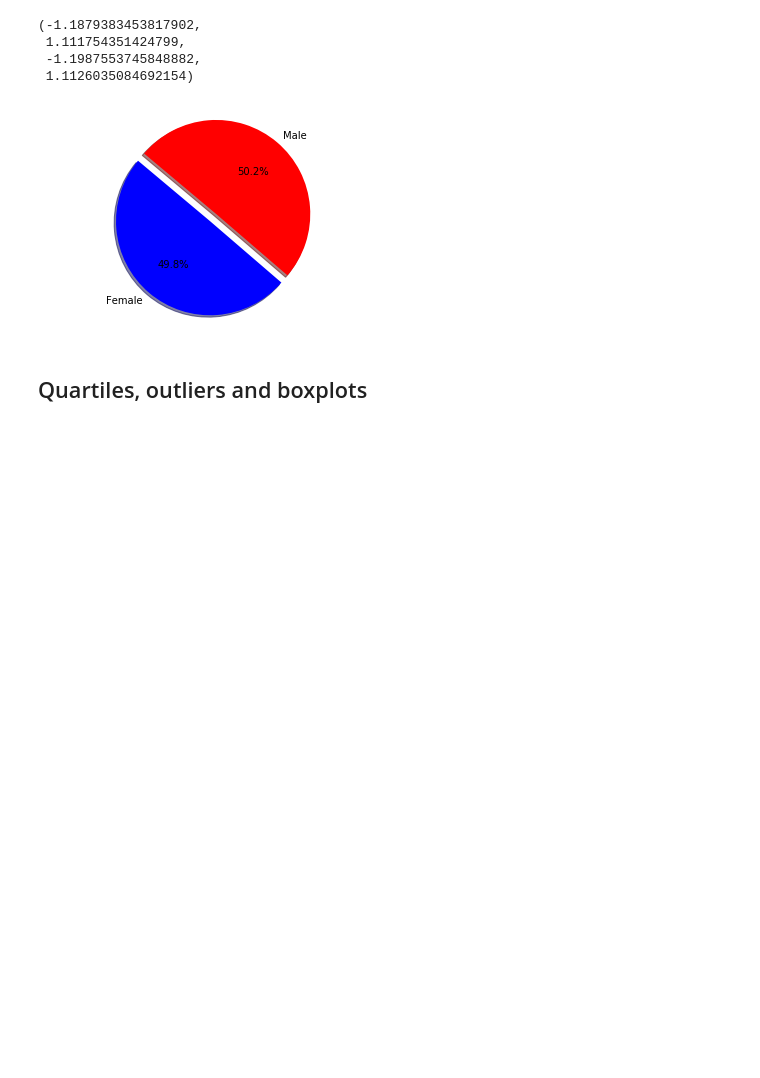
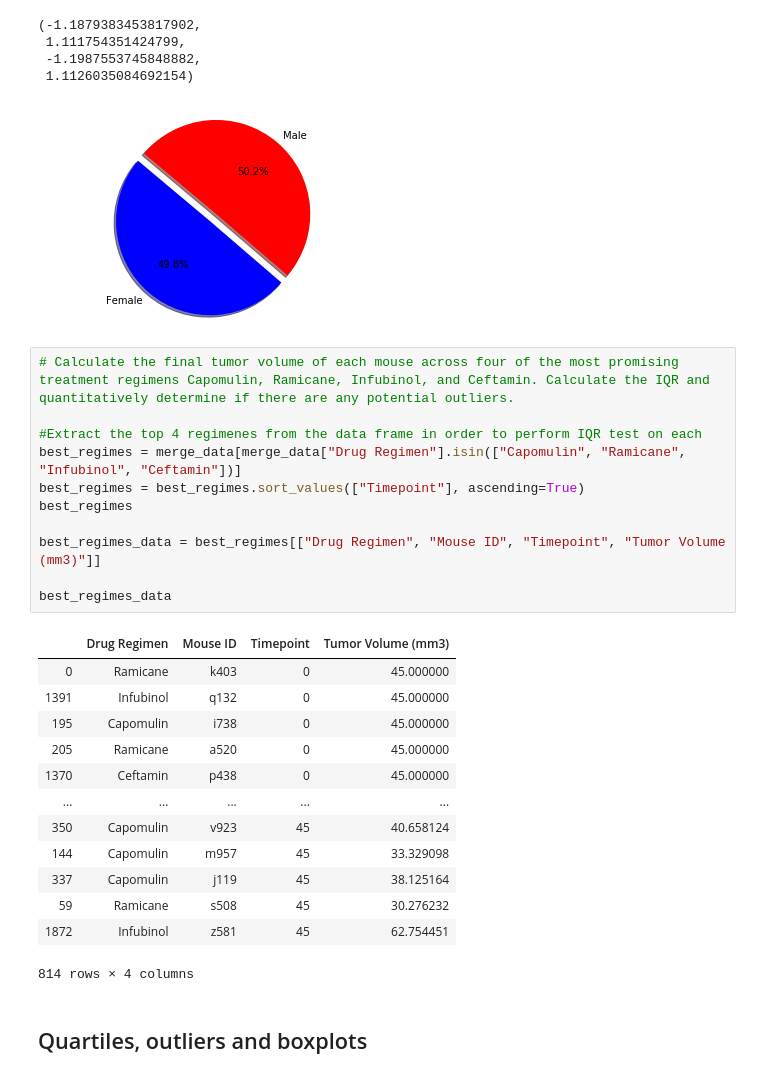
Before and after one commit to BaouleSama/Drug_Study_Analysis, a Jupyter notebook: Pymaceuticals/pymaceuticals_starter.ipynb, the cells around one changed output. Cells and saved outputs as stored; diff of their text form; blank space fills up the shorter version.

```diff
--- a/Pymaceuticals/pymaceuticals_starter.ipynb
+++ b/Pymaceuticals/pymaceuticals_starter.ipynb
@@ -219,5 +219,30 @@ plt.axis("equal")
  -1.1987553745848882,
  1.1126035084692154)
 [figure]
+# %%
+# Calculate the final tumor volume of each mouse across four of the most promising treatment regimens Capomulin, Ramicane, Infubinol, and Ceftamin. Calculate the IQR and quantitatively determine if there are any potential outliers.
+
+#Extract the top 4 regimenes from the data frame in order to perform IQR test on each
+best_regimes = merge_data[merge_data["Drug Regimen"].isin(["Capomulin", "Ramicane", "Infubinol", "Ceftamin"])]
+best_regimes = best_regimes.sort_values(["Timepoint"], ascending=True)
+best_regimes
+
+best_regimes_data = best_regimes[["Drug Regimen", "Mouse ID", "Timepoint", "Tumor Volume (mm3)"]]
+
+best_regimes_data
+# %% [output]
+|  | Drug Regimen | Mouse ID | Timepoint | Tumor Volume (mm3) |
+| 0 | Ramicane | k403 | 0 | 45.000000 |
+| 1391 | Infubinol | q132 | 0 | 45.000000 |
+| 195 | Capomulin | i738 | 0 | 45.000000 |
+| 205 | Ramicane | a520 | 0 | 45.000000 |
+| 1370 | Ceftamin | p438 | 0 | 45.000000 |
+| ... | ... | ... | ... | ... |
+| 350 | Capomulin | v923 | 45 | 40.658124 |
+| 144 | Capomulin | m957 | 45 | 33.329098 |
+| 337 | Capomulin | j119 | 45 | 38.125164 |
+| 59 | Ramicane | s508 | 45 | 30.276232 |
+| 1872 | Infubinol | z581 | 45 | 62.754451 |
+814 rows × 4 columns
 # %% [markdown]
 ## Quartiles, outliers and boxplots
```
Also changed, not shown: parts of 5 cells of this notebook.
